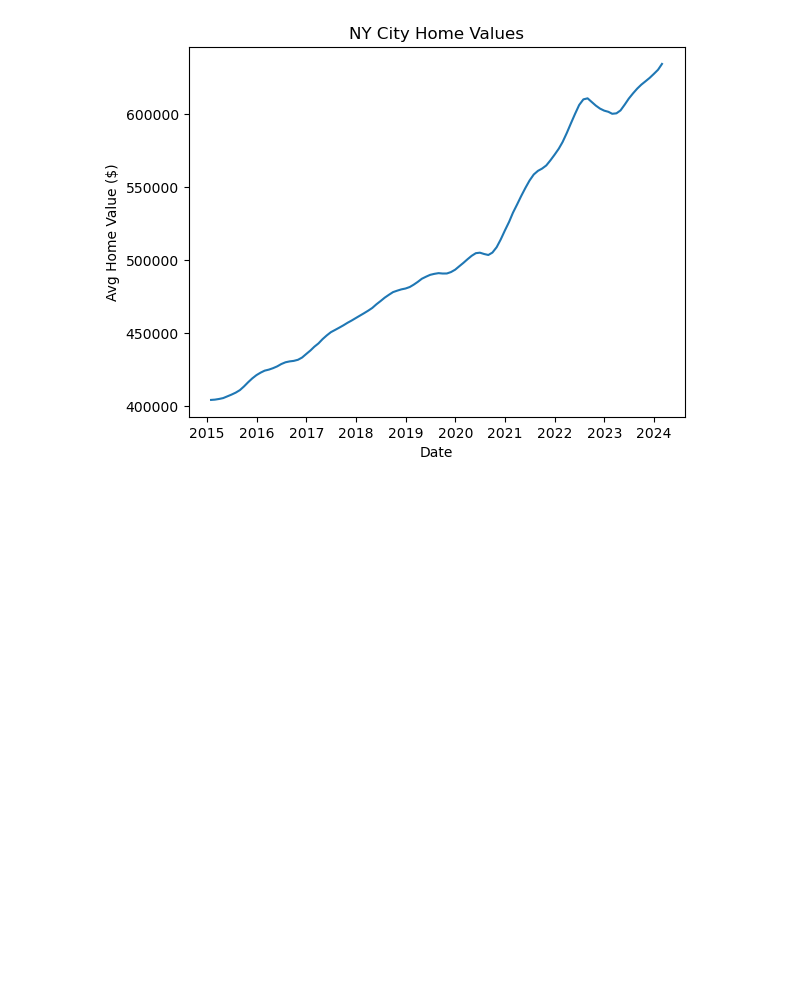
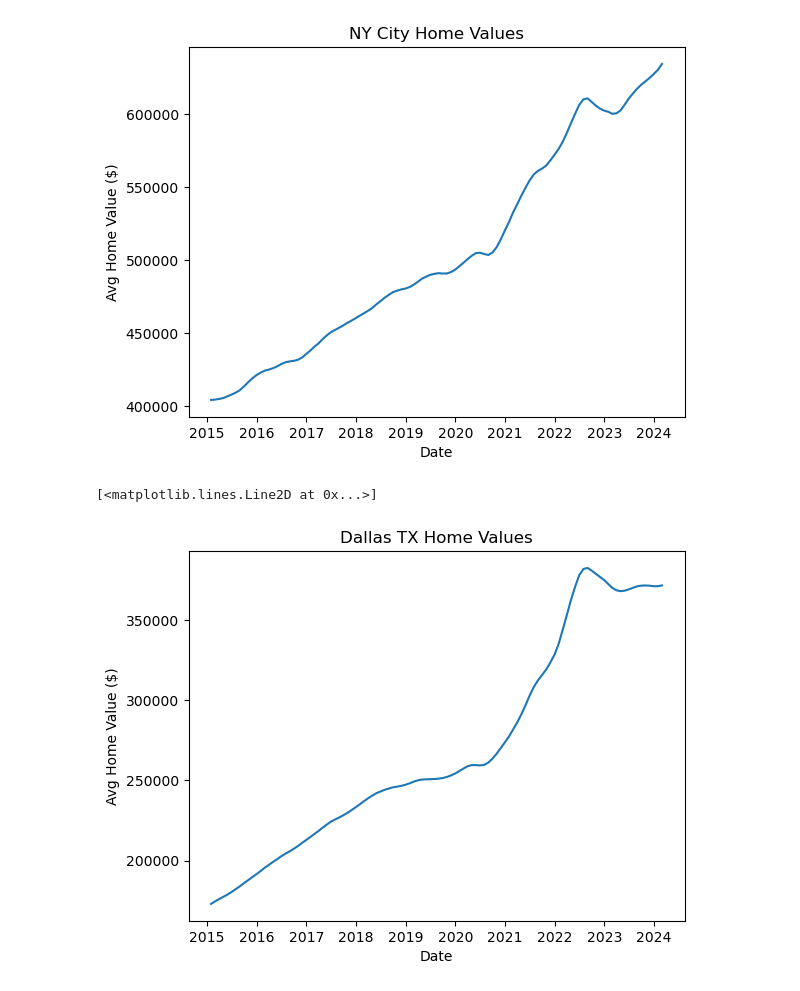
Before and after one commit to brittnwatts/housing-market-project, a Jupyter notebook: Code/cleaning_data.ipynb, the cells around one changed output. Drawn from its saved outputs; the diff is of its cells as text; code cells hidden in the pictures; blank space fills up the shorter version.

```diff
--- a/Code/cleaning_data.ipynb
+++ b/Code/cleaning_data.ipynb
@@ -150,6 +149,14 @@ plt.plot(ct_home_values['Date'], ct_home_values['New York, NY'], label = "NY Cit
 # %% [output]
 [<matplotlib.lines.Line2D at 0x...>]
 [figure]
+# %%
+plt.xlabel('Date')
+plt.ylabel('Avg Home Value ($)')
+plt.title("Dallas TX Home Values")
+plt.plot(ct_home_values['Date'], ct_home_values['Dallas, TX'], label = "Dallas Home Values")
+# %% [output]
+[<matplotlib.lines.Line2D at 0x...>]
+[figure, added]
 # %%
 ## JUST FOR FUN : MUST DELETE CELL ##
 # Sample visualizations for testing (2)
```
Also changed, not shown: parts of 8 cells of this notebook.
